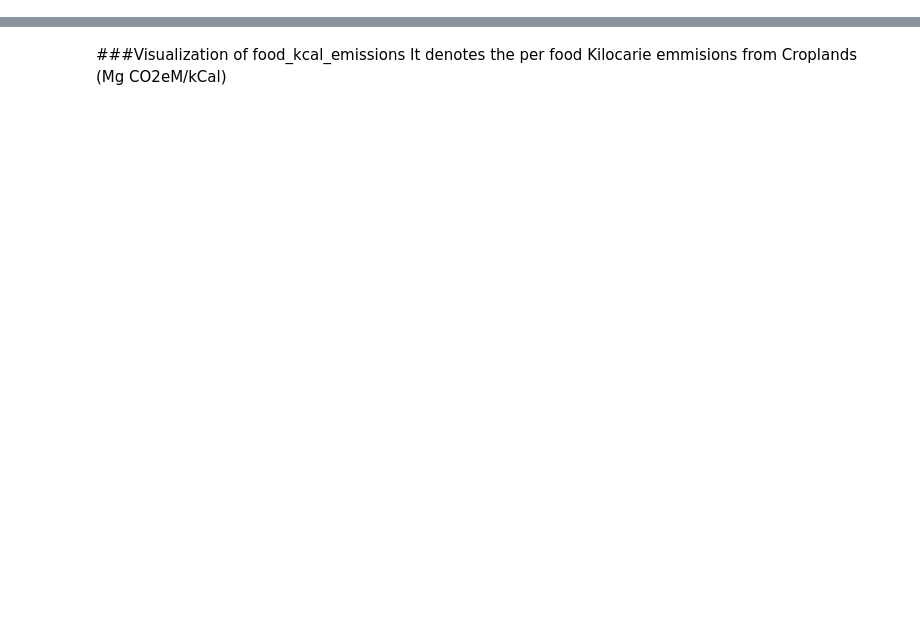
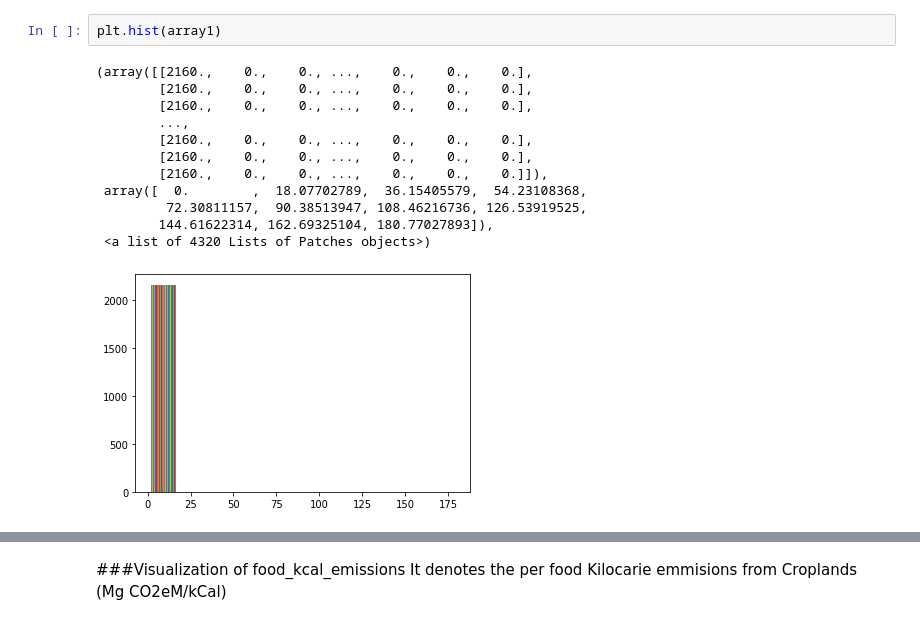
Before and after one commit to Baazigar007/Green-House-Emmsion-CropLands, a Jupyter notebook: GhgEmission.ipynb, the cells around one changed output, grey strips where cells are left out. Saved outputs shown, nothing was run; the diff lists cells and outputs as text; blank space fills up the shorter version.

```diff
--- a/GhgEmission.ipynb
+++ b/GhgEmission.ipynb
@@ -106,0 +126,15 @@ np.mean(array1)
+# %%
+plt.hist(array1)
+# %% [output]
+(array([[2160.,    0.,    0., ...,    0.,    0.,    0.],
+        [2160.,    0.,    0., ...,    0.,    0.,    0.],
+        [2160.,    0.,    0., ...,    0.,    0.,    0.],
+        ...,
+        [2160.,    0.,    0., ...,    0.,    0.,    0.],
+        [2160.,    0.,    0., ...,    0.,    0.,    0.],
+        [2160.,    0.,    0., ...,    0.,    0.,    0.]]),
+ array([  0.        ,  18.07702789,  36.15405579,  54.23108368,
+         72.30811157,  90.38513947, 108.46216736, 126.53919525,
+        144.61622314, 162.69325104, 180.77027893]),
+ <a list of 4320 Lists of Patches objects>)
+[figure, added]
```
Also changed, not shown: parts of 46 cells of this notebook.
